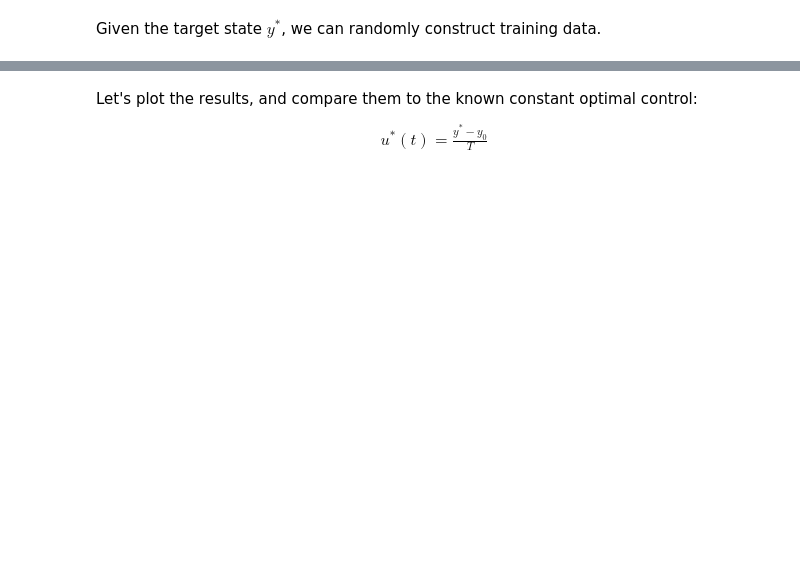
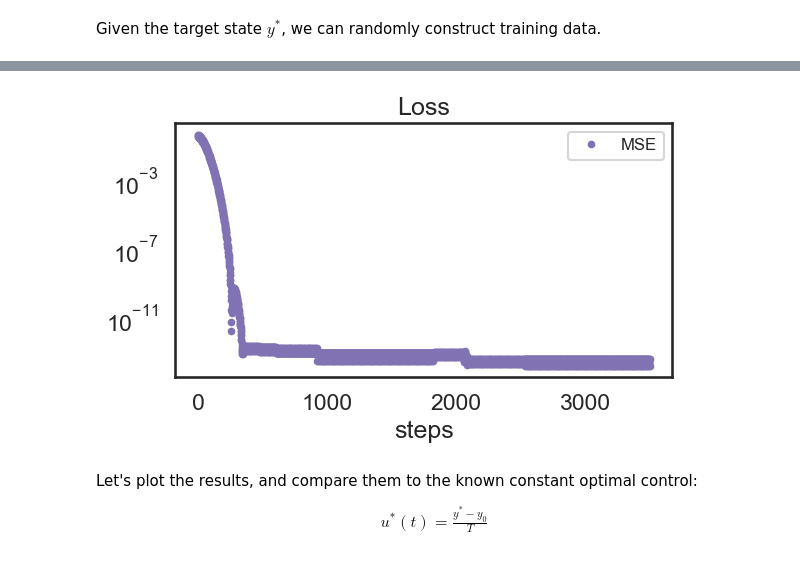
Before and after one commit to ddrous/visual-fluids, a Jupyter notebook: NeuralODEs/neural_ode_control.ipynb, the cells around one changed output, grey strips where cells are left out. Drawn from its saved outputs; the diff is of its cells as text; code cells hidden in the pictures; blank space fills up the shorter version.

```diff
--- a/NeuralODEs/neural_ode_control.ipynb
+++ b/NeuralODEs/neural_ode_control.ipynb
@@ -202,12 +203,18 @@ def make_step(ti, yi, model, opt_state):
     return loss, model, opt_state
 # %%
 step = 0
+losses = []
 for epoch in range(epochs):
     for yi in dataloader(ys, batch_size, key=loader_key):
         start = time.time()
         loss, model, opt_state = make_step(ts, yi, model, opt_state)
         end = time.time()
         step += 1
+        losses.append(loss)
         if (step % 500) == 0:
             print(f"Step: {step}, Loss: {loss}, Computation time: {end - start}")
+
+fig, ax = plt.subplots(1,1,figsize=(6,4))
+plot(losses, "m.", label="MSE", x_label="steps", title="Loss", ax=ax)
+ax.set_yscale('log')
 # %% [output]
@@ -221,3 +228,4 @@ Step: 3500, Loss: 1.280642258905118e-13, Computation time: 0.005249500274658203
+[figure, added]
 # %% [markdown]
 Let's plot the results, and compare them to the known constant optimal control:
 \begin{align}
```
Also changed, not shown: parts of 7 cells of this notebook.
